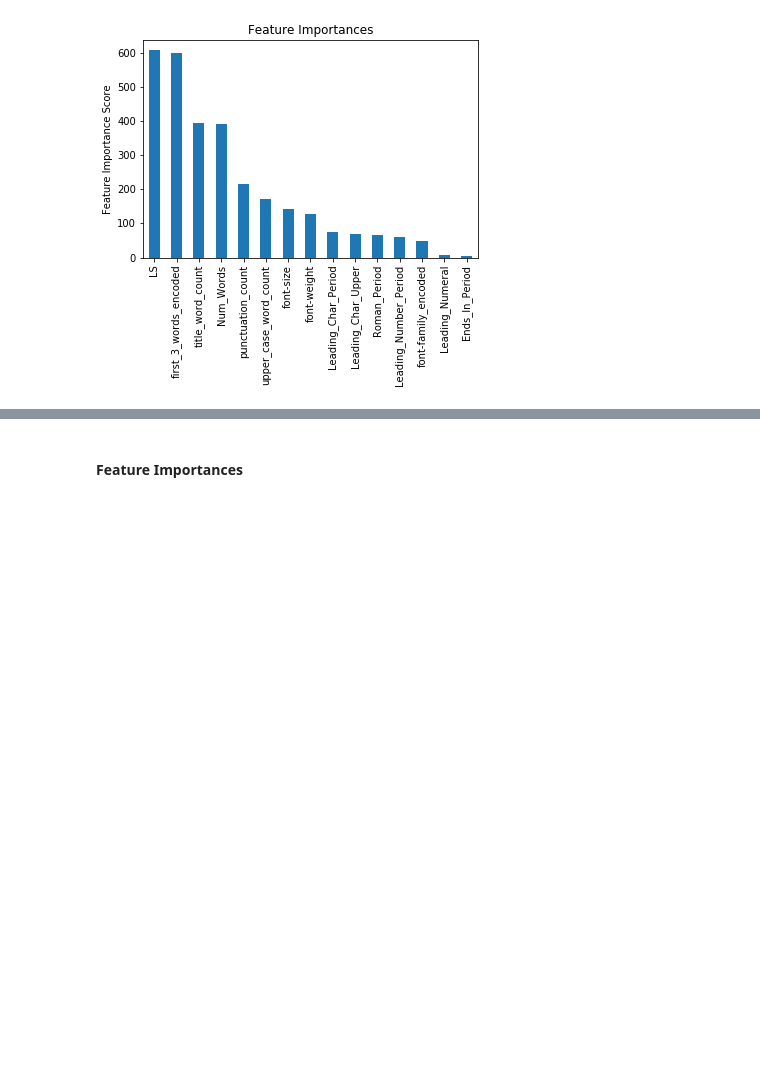
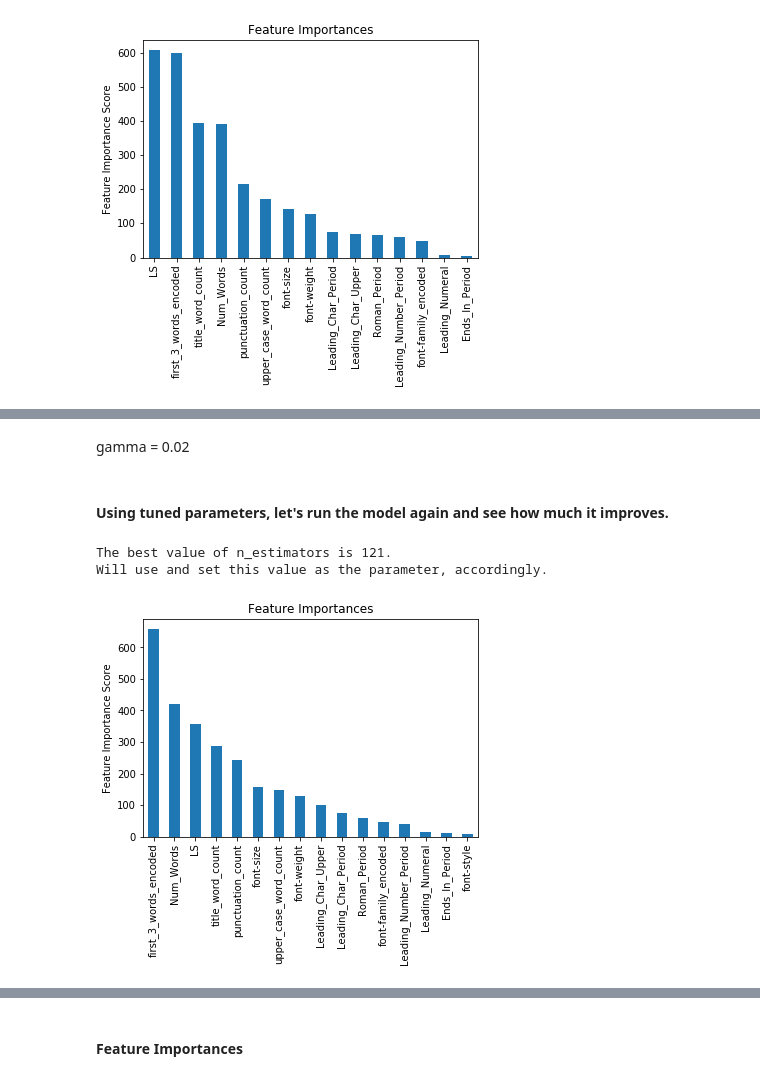
Before and after one commit to my2582/KPMGCapstone, a Jupyter notebook: module1/modelling_notebooks/Combined_Final_Model_V9_Minsu.ipynb, the cells around one changed output, grey strips where cells are left out. Saved outputs shown, nothing was run; the diff lists cells and outputs as text; code cells hidden in the pictures; blank space fills up the shorter version.

```diff
--- a/module1/modelling_notebooks/Combined_Final_Model_V9_Minsu.ipynb
+++ b/module1/modelling_notebooks/Combined_Final_Model_V9_Minsu.ipynb
@@ -2236,0 +2402,2 @@ Will use and set this value as the parameter, accordingly.
+# %%
+n_estimators=186
@@ -2236,0 +2566,2 @@ Will use and set this value as the parameter, accordingly.
+# %%
+max_depth = 6
@@ -2236,0 +2620,2 @@ Will use and set this value as the parameter, accordingly.
+# %%
+min_child_weight=3
@@ -2236,0 +2678,2 @@ Will use and set this value as the parameter, accordingly.
+# %%
+gamma = 0
@@ -2236,0 +2740,25 @@ Will use and set this value as the parameter, accordingly.
+# %% [markdown]
+gamma = 0.02
+# %% [markdown]
+#### Using tuned parameters, let's run the model again and see how much it improves.
+# %%
+xgb2 = xgb.XGBClassifier(
+    max_depth=max_depth,
+    min_child_weight=min_child_weight,
+    learning_rate=learning_rate,
+    n_estimators=n_estimators,
+    objective='binary:logistic',
+    gamma=gamma,
+    subsample=subsample,
+    colsample_bytree=colsample_bytree,
+    colsample_bylevel=colsample_bylevel,
+    reg_alpha=reg_alpha,
+    reg_lambda=reg_lambda,
+    scale_pos_weight=pos_wt,
+    seed=seed)
+
+xgboost_fit(xgb2, X_train_encoded, predictors)
+# %% [output]
+The best value of n_estimators is 121.
+Will use and set this value as the parameter, accordingly.
+[figure, added]
```
Also changed, not shown: parts of 67 cells of this notebook.
